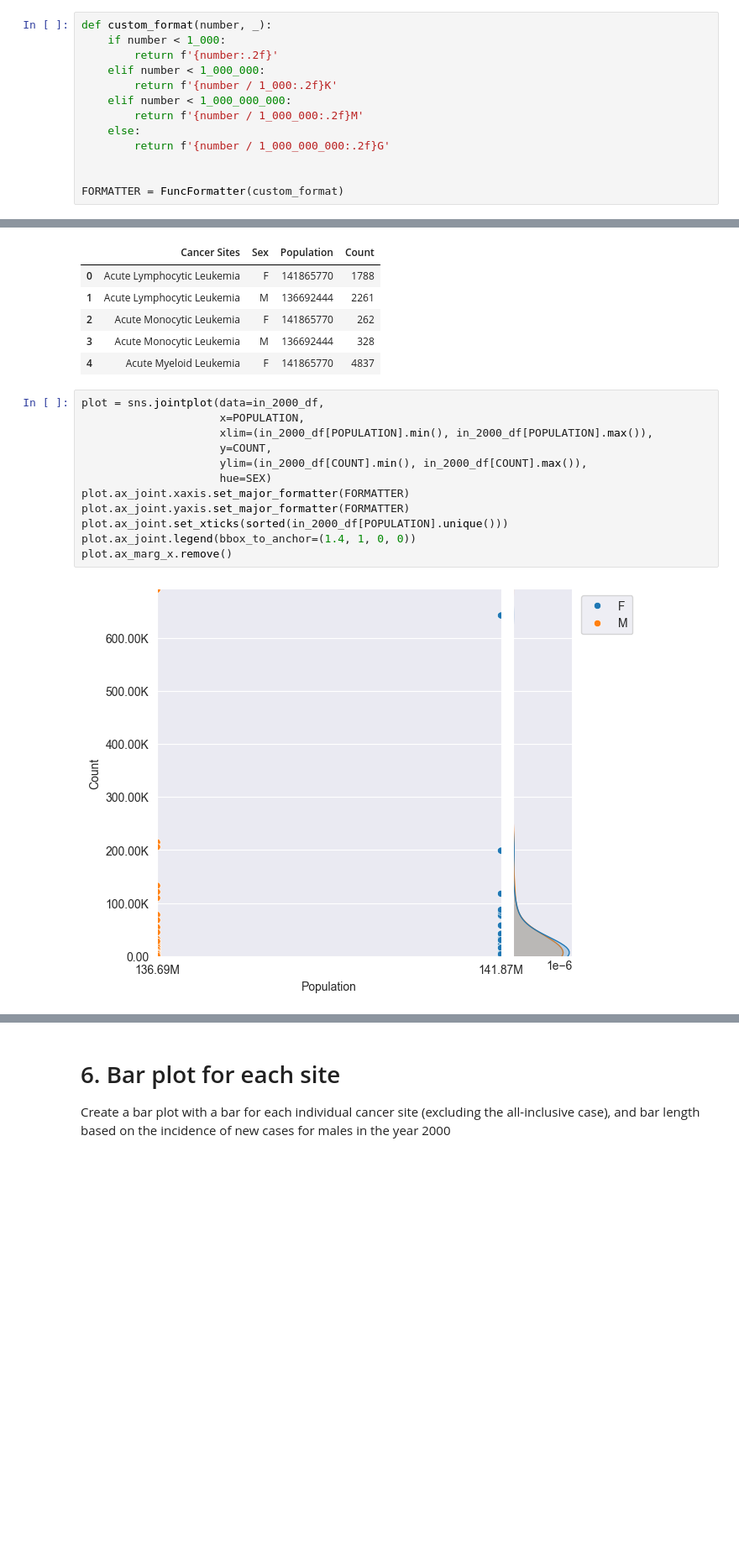
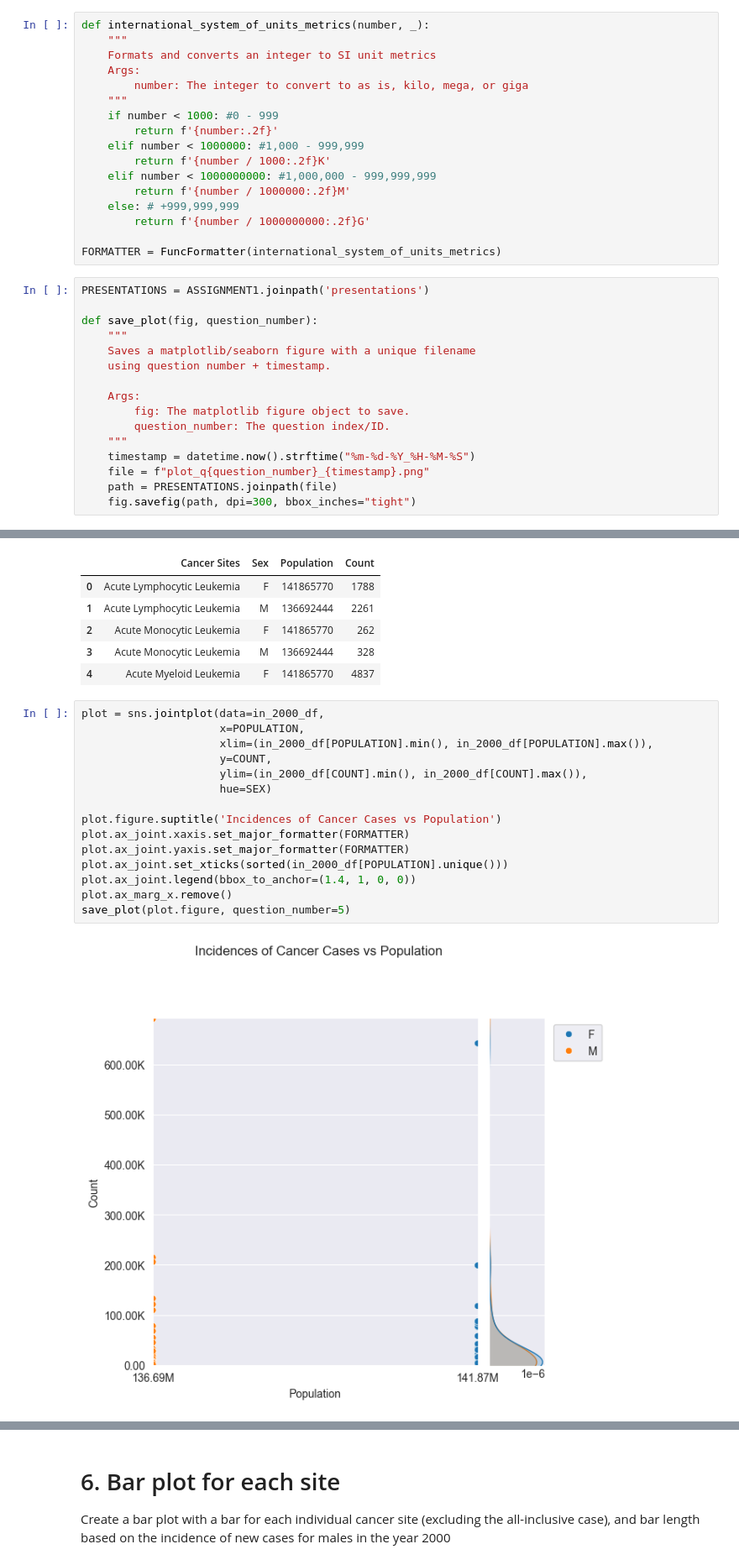
Before and after one commit to ipacheco9311/CS-577-07-Data-Science-Fall-2025, a Jupyter notebook: Assignments/Assignment1/src/assignment1-1.ipynb, the cells around one changed output, grey strips where cells are left out. Shown at 84% size. Cells and saved outputs as stored; diff of their text form; blank space fills up the shorter version.

Commit message:
format, adding description to methods and fixing filter code

```diff
--- a/Assignments/Assignment1/src/assignment1-1.ipynb
+++ b/Assignments/Assignment1/src/assignment1-1.ipynb
@@ -155,18 +152,38 @@ Name: 574, dtype: object
 
 Create a line plot for All Invasive Cancer Sites with x-axis = year, y-axis = incidence of cancer cases, and a separate line for Males and Females (two lines total)
 # %%
-def custom_format(number, _):
-    if number < 1_000:
+def international_system_of_units_metrics(number, _):
+    """
+    Formats and converts an integer to SI unit metrics
+    Args:
+        number: The integer to convert to as is, kilo, mega, or giga
+    """
+    if number < 1000: #0 - 999
         return f'{number:.2f}'
-    elif number < 1_000_000:
-        return f'{number / 1_000:.2f}K'
-    elif number < 1_000_000_000:
-        return f'{number / 1_000_000:.2f}M'
-    else:
-        return f'{number / 1_000_000_000:.2f}G'
+    elif number < 1000000: #1,000 - 999,999
+        return f'{number / 1000:.2f}K'
+    elif number < 1000000000: #1,000,000 - 999,999,999
+        return f'{number / 1000000:.2f}M'
+    else: # +999,999,999
+        return f'{number / 1000000000:.2f}G'
 
-
-FORMATTER = FuncFormatter(custom_format)
+FORMATTER = FuncFormatter(international_system_of_units_metrics)
+# %%
+PRESENTATIONS = ASSIGNMENT1.joinpath('presentations')
+
+def save_plot(fig, question_number):
+    """
+    Saves a matplotlib/seaborn figure with a unique filename
+    using question number + timestamp.
+
+    Args:
+        fig: The matplotlib figure object to save.
+        question_number: The question index/ID.
+    """
+    timestamp = datetime.now().strftime("%m-%d-%Y_%H-%M-%S")
+    file = f"plot_q{question_number}_{timestamp}.png"
+    path = PRESENTATIONS.joinpath(file)
+    fig.savefig(path, dpi=300, bbox_inches="tight")
 # %%
 SUM_COUNT = 'Sum(Count)'
 # %%
@@ -537,16 +535,19 @@ in_2000_df.head()
 # %%
 plot = sns.jointplot(data=in_2000_df,
                      x=POPULATION,
                      xlim=(in_2000_df[POPULATION].min(), in_2000_df[POPULATION].max()),
                      y=COUNT,
                      ylim=(in_2000_df[COUNT].min(), in_2000_df[COUNT].max()),
                      hue=SEX)
+
+plot.figure.suptitle('Incidences of Cancer Cases vs Population')
 plot.ax_joint.xaxis.set_major_formatter(FORMATTER)
 plot.ax_joint.yaxis.set_major_formatter(FORMATTER)
 plot.ax_joint.set_xticks(sorted(in_2000_df[POPULATION].unique()))
 plot.ax_joint.legend(bbox_to_anchor=(1.4, 1, 0, 0))
 plot.ax_marg_x.remove()
+save_plot(plot.figure, question_number=5)
 # %% [output]
-[figure, old version]
+[figure, new version]
 # %% [markdown]
 By the kernel density estimation, there are two points, one for male and female in the +600K region, that have a low probability.
```
Also changed, not shown: parts of 15 cells of this notebook.
